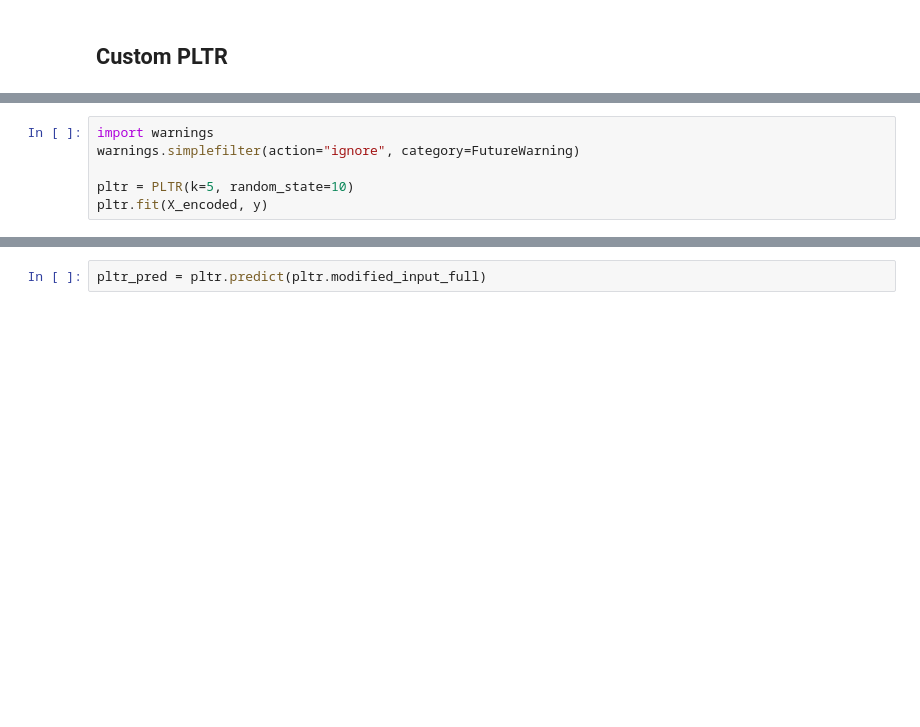
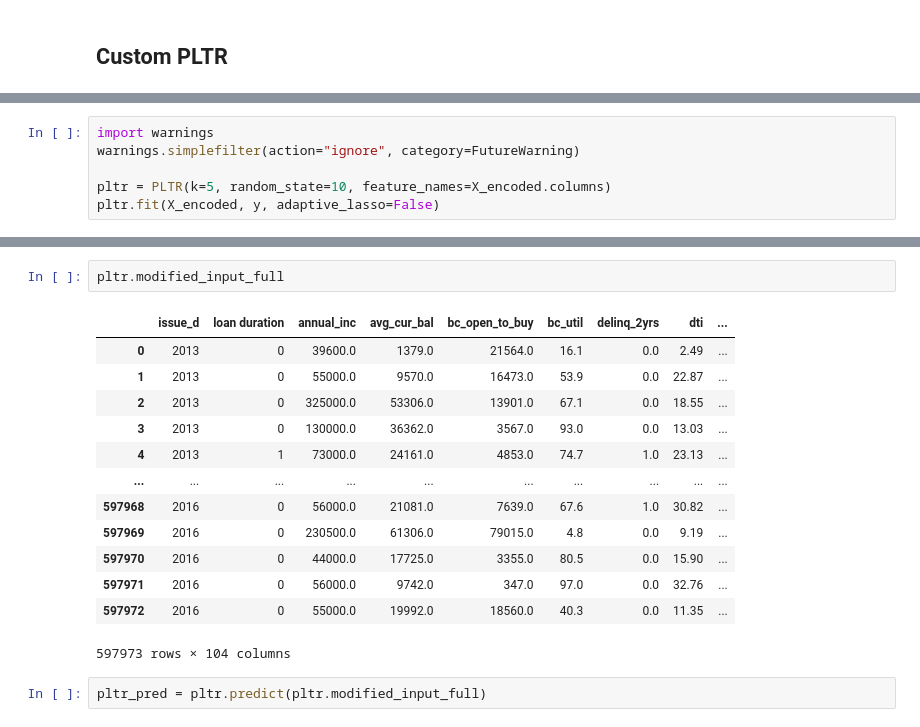
Before and after one commit to maximotk/explainable-credit-scoring, a Jupyter notebook: step1/surrogate.ipynb, the cells around one changed output, grey strips where cells are left out. Drawn from its saved outputs; the diff is of its cells as text; blank space fills up the shorter version.

Commit message:
pltr v3 with adaptive lasso

```diff
--- a/step1/surrogate.ipynb
+++ b/step1/surrogate.ipynb
@@ -318,8 +357,8 @@ class PLTR(BaseEstimator, RegressorMixin):
 import warnings
 warnings.simplefilter(action="ignore", category=FutureWarning)
 
-pltr = PLTR(k=5, random_state=10)
-pltr.fit(X_encoded, y)
+pltr = PLTR(k=5, random_state=10, feature_names=X_encoded.columns)
+pltr.fit(X_encoded, y, adaptive_lasso=False)
 # %% [output]
 STOP: TOTAL NO. OF ITERATIONS REACHED LIMIT
 
@@ -333,3 +386,19 @@ PLTR(random_state=10)
+# %%
+pltr.modified_input_full
+# %% [output]
+|  | issue_d | loan duration | annual_inc | avg_cur_bal | bc_open_to_buy | bc_util | delinq_2yrs | dti | ... |
+| 0 | 2013 | 0 | 39600.0 | 1379.0 | 21564.0 | 16.1 | 0.0 | 2.49 | ... |
+| 1 | 2013 | 0 | 55000.0 | 9570.0 | 16473.0 | 53.9 | 0.0 | 22.87 | ... |
+| 2 | 2013 | 0 | 325000.0 | 53306.0 | 13901.0 | 67.1 | 0.0 | 18.55 | ... |
+| 3 | 2013 | 0 | 130000.0 | 36362.0 | 3567.0 | 93.0 | 0.0 | 13.03 | ... |
+| 4 | 2013 | 1 | 73000.0 | 24161.0 | 4853.0 | 74.7 | 1.0 | 23.13 | ... |
+| ... | ... | ... | ... | ... | ... | ... | ... | ... | ... |
+| 597968 | 2016 | 0 | 56000.0 | 21081.0 | 7639.0 | 67.6 | 1.0 | 30.82 | ... |
+| 597969 | 2016 | 0 | 230500.0 | 61306.0 | 79015.0 | 4.8 | 0.0 | 9.19 | ... |
+| 597970 | 2016 | 0 | 44000.0 | 17725.0 | 3355.0 | 80.5 | 0.0 | 15.90 | ... |
+| 597971 | 2016 | 0 | 56000.0 | 9742.0 | 347.0 | 97.0 | 0.0 | 32.76 | ... |
+| 597972 | 2016 | 0 | 55000.0 | 19992.0 | 18560.0 | 40.3 | 0.0 | 11.35 | ... |
+597973 rows × 104 columns
 # %%
 pltr_pred = pltr.predict(pltr.modified_input_full)
 # %%
```
Also changed, not shown: parts of 18 cells of this notebook.
